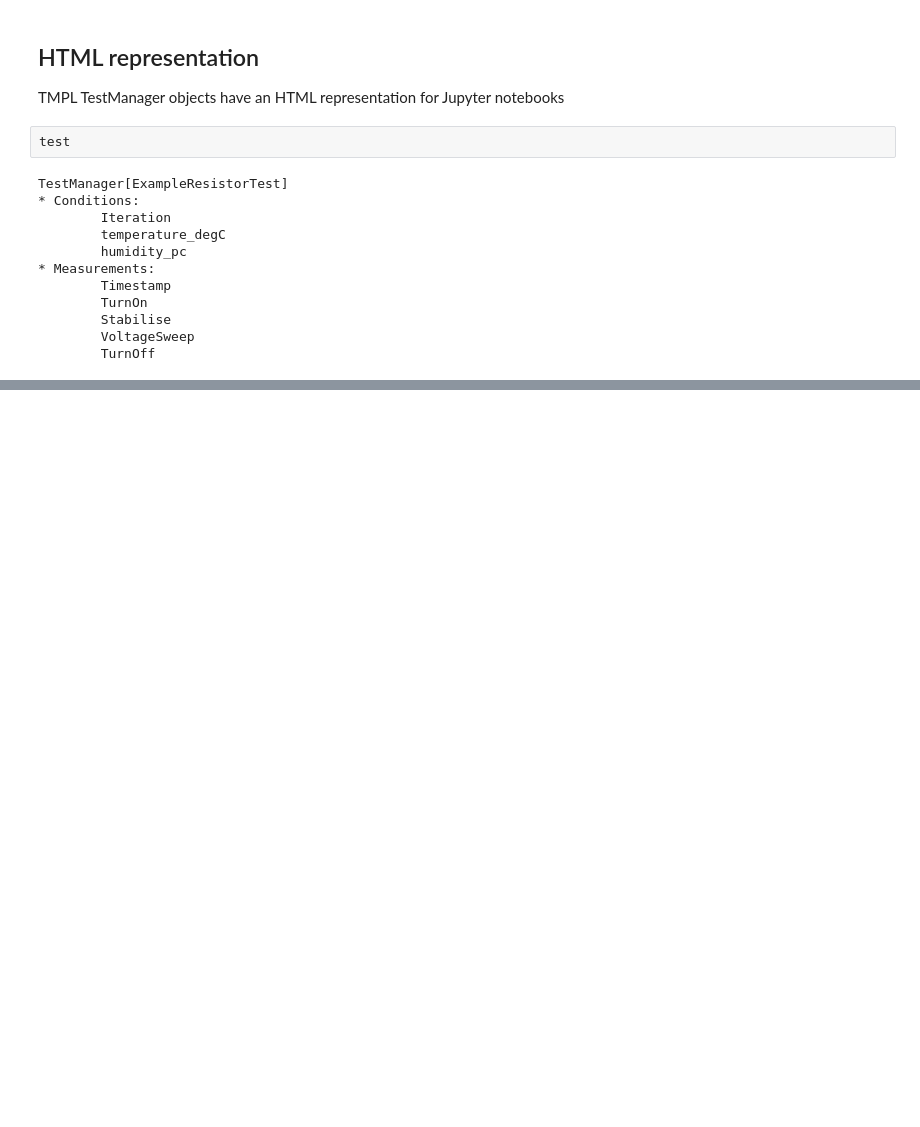
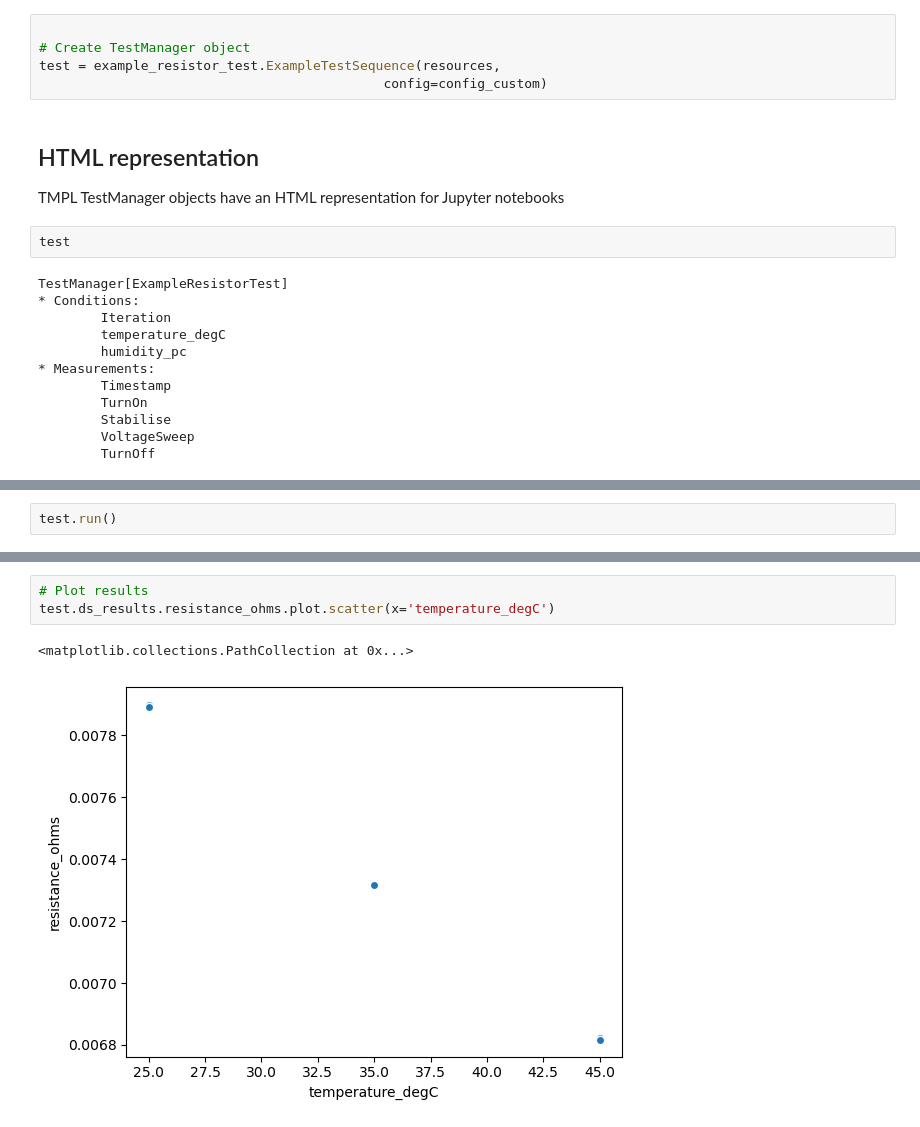
Before and after one commit to redlegjed/test_measure_process_lib, a Jupyter notebook: tmpl/examples/tmpl_example_notebook.ipynb, the cells around one changed output, grey strips where cells are left out. Saved outputs shown, nothing was run; the diff lists cells and outputs as text; blank space fills up the shorter version.

```diff
--- a/tmpl/examples/tmpl_example_notebook.ipynb
+++ b/tmpl/examples/tmpl_example_notebook.ipynb
@@ -40,3 +42,8 @@ test = example_resistor_test.ExampleTestSequence(resources,config=config_custom)
+# %%
+
+# Create TestManager object
+test = example_resistor_test.ExampleTestSequence(resources,
+                                            config=config_custom)
 # %% [markdown]
 ## HTML representation
 
@@ -57,0 +92,2 @@ TestManager[ExampleResistorTest]
+# %%
+test.run()
@@ -57,0 +134,6 @@ TestManager[ExampleResistorTest]
+# %%
+# Plot results
+test.ds_results.resistance_ohms.plot.scatter(x='temperature_degC')
+# %% [output]
+<matplotlib.collections.PathCollection at 0x...>
+[figure, added]
```
Also changed, not shown: parts of 15 cells of this notebook, 4 other files.
